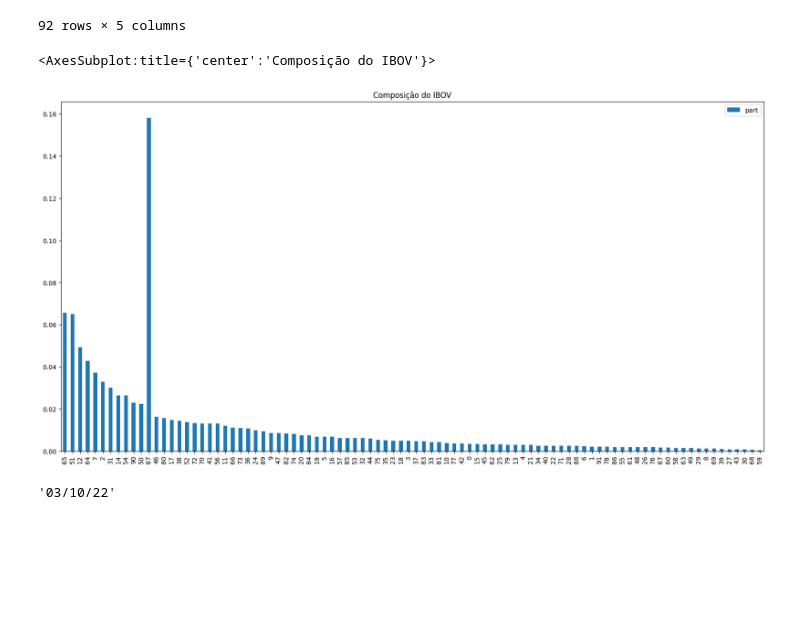
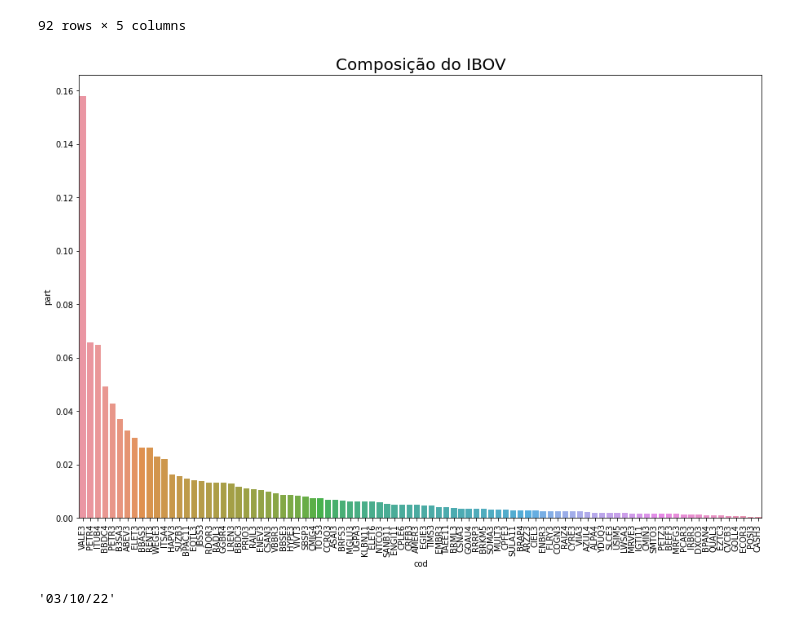
Before and after one commit to k-marcelino/Case-Safra_quant, a Jupyter notebook: composicao_ibov.ipynb, the cells around one changed output. Cells and saved outputs as stored; diff of their text form; code cells hidden in the pictures; blank space fills up the shorter version.

```diff
--- a/composicao_ibov.ipynb
+++ b/composicao_ibov.ipynb
@@ -35,11 +35,14 @@ comp_ibov
 | 68 | POSI3 | POSITIVO TEC | ON NM | 0.00044 | 73573028 |
 | 59 | CASH3 | MELIUZ | ON NM | 0.00036 | 657963256 |
 92 rows × 5 columns
-# %%
-comp_ibov.plot( kind='bar', figsize=(20, 10), title='Composição do IBOV')
-# %% [output]
-<AxesSubplot:title={'center':'Composição do IBOV'}>
-[figure, removed]
+# %%
+plt.figure(figsize=(15, 10))
+sns.barplot(x='cod', y='part', data=comp_ibov.sort_values(by='part', ascending=False))
+plt.title('Composição do IBOV', fontsize=20)
+plt.xticks(rotation=90)
+None
+# %% [output]
+[figure, added]
 # %%
 url = 'https://sistemaswebb3-listados.b3.com.br/indexProxy/indexCall/GetPortfolioDay/eyJpbmRleCI6IklCT1YiLCJsYW5ndWFnZSI6InB0LWJyIn0='
 
```
Also changed, not shown: parts of 3 cells of this notebook, 1 other file.
